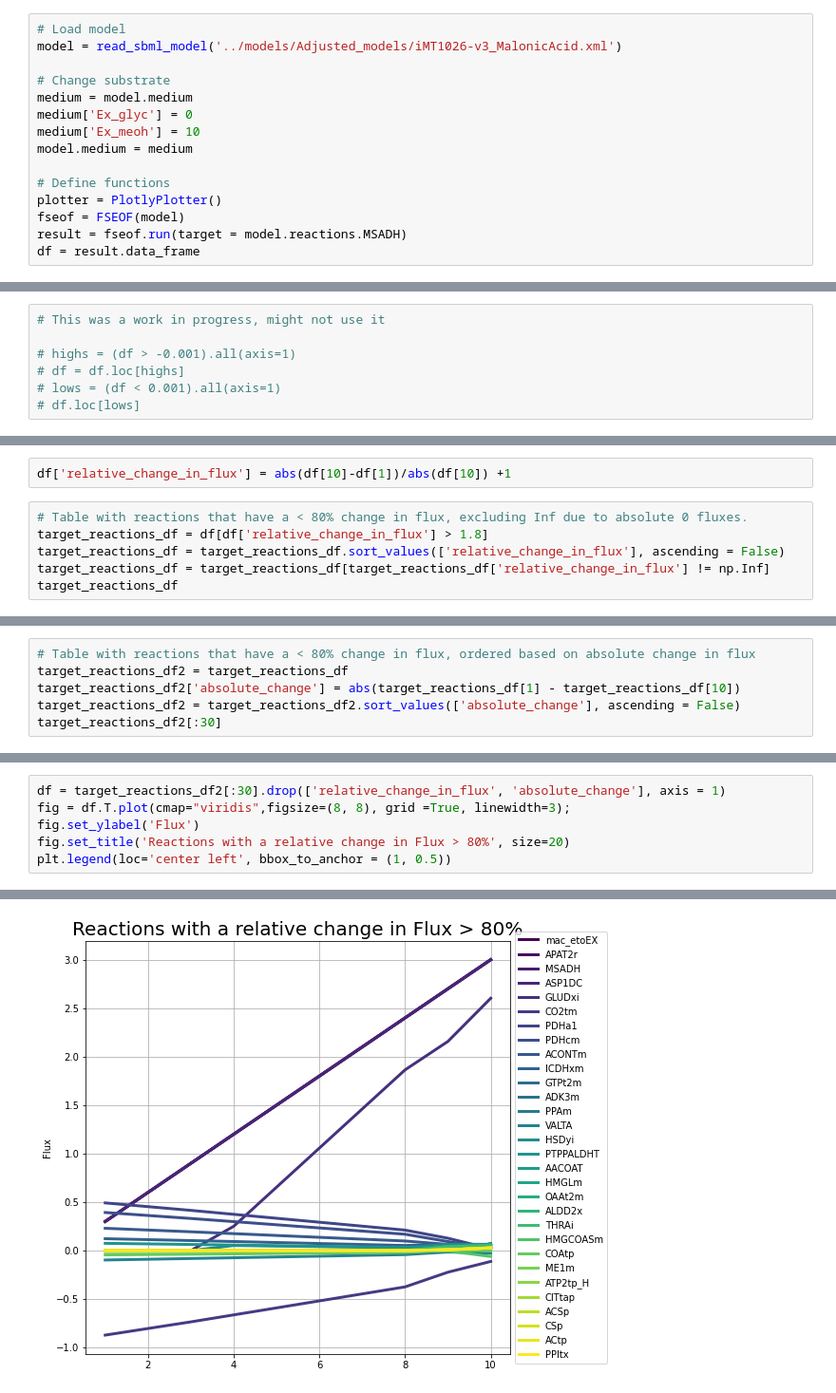
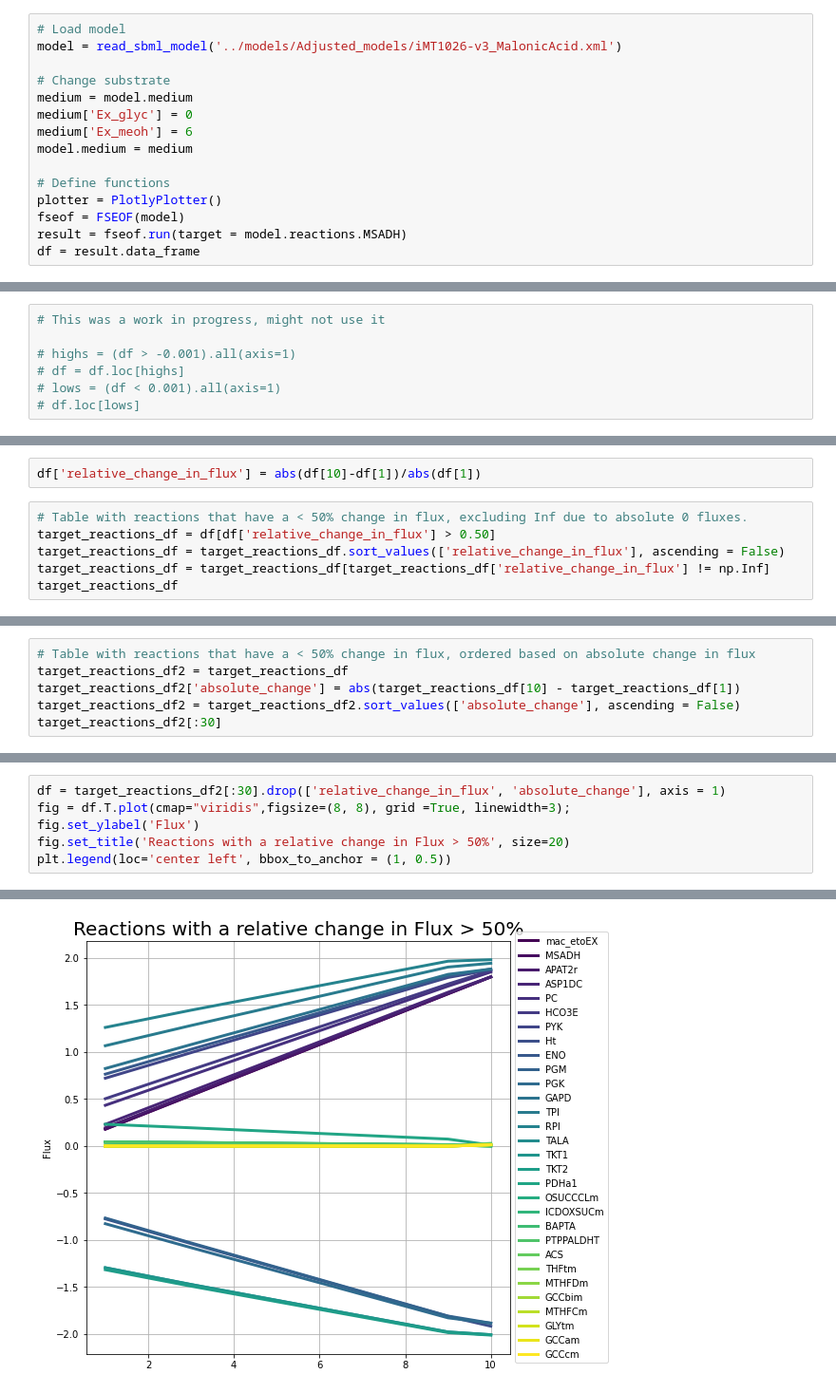
Before and after one commit to 27410/group-assignment-2021-group-8-malonic-acid-in-k-phaffii, a Jupyter notebook: OptAlgorithms/FSEOF.ipynb, the cells around one changed output, grey strips where cells are left out. Shown at 95% size. Drawn from its saved outputs; the diff is of its cells as text.

Commit message:
Update FSEOF calculations and tables

```diff
--- a/OptAlgorithms/FSEOF.ipynb
+++ b/OptAlgorithms/FSEOF.ipynb
@@ -16,7 +16,7 @@ model = read_sbml_model('../models/Adjusted_models/iMT1026-v3_MalonicAcid.xml')
 # Change substrate
 medium = model.medium
 medium['Ex_glyc'] = 0
-medium['Ex_meoh'] = 10
+medium['Ex_meoh'] = 6
 model.medium = medium
 
 # Define functions
@@ -117,8 +149,8 @@ Text(0.5, 1.0, 'Flux scanning based on Enforced Objective Flux')
 # %%
-df['relative_change_in_flux'] = abs(df[10]-df[1])/abs(df[10]) +1
+df['relative_change_in_flux'] = abs(df[10]-df[1])/abs(df[1])
 # %%
-# Table with reactions that have a < 80% change in flux, excluding Inf due to absolute 0 fluxes.
-target_reactions_df = df[df['relative_change_in_flux'] > 1.8]
+# Table with reactions that have a < 50% change in flux, excluding Inf due to absolute 0 fluxes.
+target_reactions_df = df[df['relative_change_in_flux'] > 0.50]
 target_reactions_df = target_reactions_df.sort_values(['relative_change_in_flux'], ascending = False)
 target_reactions_df = target_reactions_df[target_reactions_df['relative_change_in_flux'] != np.Inf]
 target_reactions_df
@@ -139,7 +181,7 @@ target_reactions_df
 # %%
-# Table with reactions that have a < 80% change in flux, ordered based on absolute change in flux
+# Table with reactions that have a < 50% change in flux, ordered based on absolute change in flux
 target_reactions_df2 = target_reactions_df
-target_reactions_df2['absolute_change'] = abs(target_reactions_df[1] - target_reactions_df[10])
+target_reactions_df2['absolute_change'] = abs(target_reactions_df[10] - target_reactions_df[1])
 target_reactions_df2 = target_reactions_df2.sort_values(['absolute_change'], ascending = False)
 target_reactions_df2[:30]
 # %% [output]
@@ -163,9 +224,9 @@ target_reactions_df2[:30]
 # %%
 df = target_reactions_df2[:30].drop(['relative_change_in_flux', 'absolute_change'], axis = 1)
 fig = df.T.plot(cmap="viridis",figsize=(8, 8), grid =True, linewidth=3);
 fig.set_ylabel('Flux')
-fig.set_title('Reactions with a relative change in Flux > 80%', size=20)
+fig.set_title('Reactions with a relative change in Flux > 50%', size=20)
 plt.legend(loc='center left', bbox_to_anchor = (1, 0.5))
 # %% [output]
 <matplotlib.legend.Legend at 0x...>
-[figure, old version]
+[figure, new version]
```
Also changed, not shown: parts of 14 cells of this notebook.
